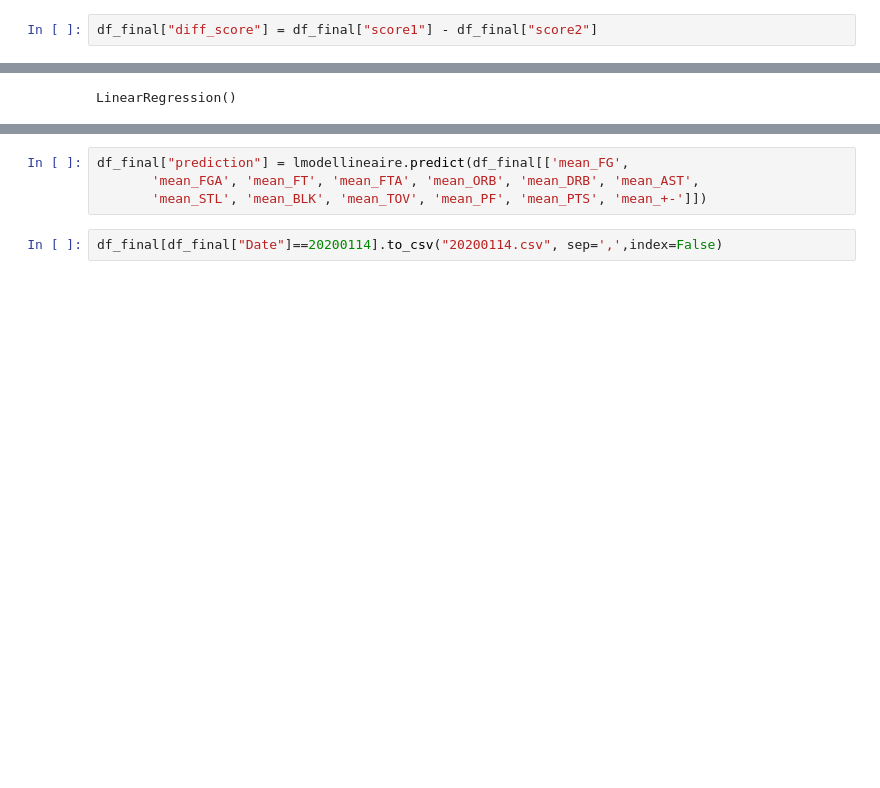
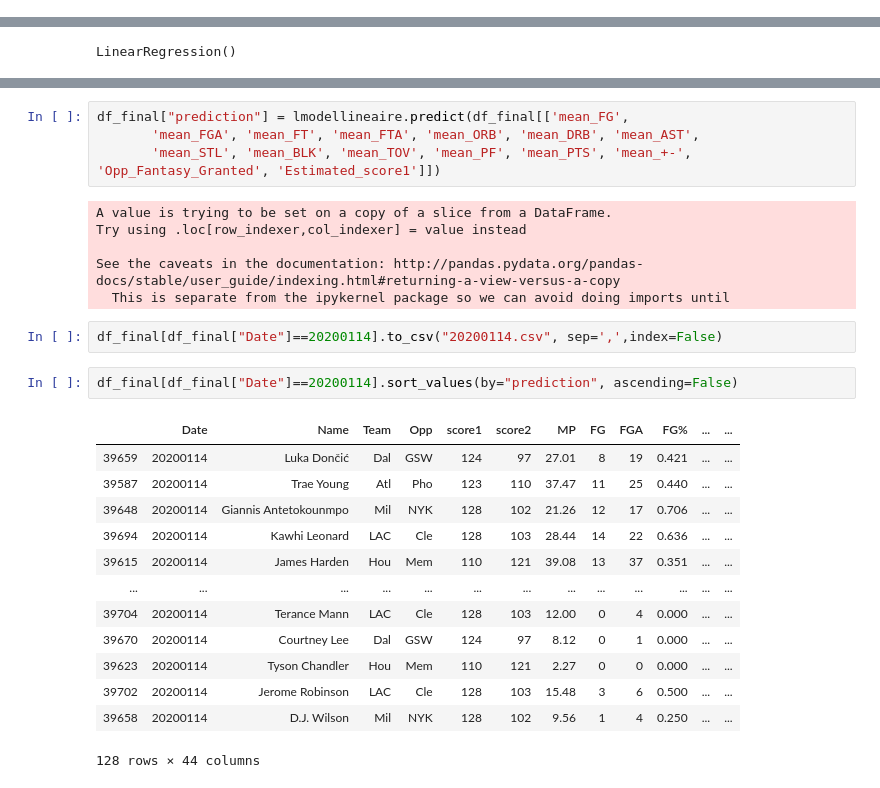
Before and after one commit to deconinckflo/NBA-Fantasy, a Jupyter notebook: Stanford analysis.ipynb, the cells around one changed output, grey strips where cells are left out. Drawn from its saved outputs; the diff is of its cells as text; blank space fills up the shorter version.

```diff
--- a/Stanford analysis.ipynb
+++ b/Stanford analysis.ipynb
@@ -379,7 +408,5 @@ df_adv_fantasy.loc['Atl'].index[0]
 # %%
 df_final = df_final.dropna()
-# %%
-df_final["diff_score"] = df_final["score1"] - df_final["score2"]
 # %%
 X = df_final[['mean_FG',
        'mean_FGA', 'mean_FT', 'mean_FTA', 'mean_ORB', 'mean_DRB', 'mean_AST',
@@ -441,6 +468,28 @@ array([ 0.35489678,  0.46679173,  0.5735763 , -0.13973806,  0.94004667,
 # %%
 df_final["prediction"] = lmodellineaire.predict(df_final[['mean_FG',
        'mean_FGA', 'mean_FT', 'mean_FTA', 'mean_ORB', 'mean_DRB', 'mean_AST',
-       'mean_STL', 'mean_BLK', 'mean_TOV', 'mean_PF', 'mean_PTS', 'mean_+-']])
+       'mean_STL', 'mean_BLK', 'mean_TOV', 'mean_PF', 'mean_PTS', 'mean_+-', 'Opp_Fantasy_Granted', 'Estimated_score1']])
+# %% [output]
+A value is trying to be set on a copy of a slice from a DataFrame.
+Try using .loc[row_indexer,col_indexer] = value instead
+
+See the caveats in the documentation: http://pandas.pydata.org/pandas-docs/stable/user_guide/indexing.html#returning-a-view-versus-a-copy
+  This is separate from the ipykernel package so we can avoid doing imports until
 # %%
 df_final[df_final["Date"]==20200114].to_csv("20200114.csv", sep=',',index=False)
+# %%
+df_final[df_final["Date"]==20200114].sort_values(by="prediction", ascending=False)
+# %% [output]
+|  | Date | Name | Team | Opp | score1 | score2 | MP | FG | FGA | FG% | ... | ... |
+| 39659 | 20200114 | Luka Dončić | Dal | GSW | 124 | 97 | 27.01 | 8 | 19 | 0.421 | ... | ... |
+| 39587 | 20200114 | Trae Young | Atl | Pho | 123 | 110 | 37.47 | 11 | 25 | 0.440 | ... | ... |
+| 39648 | 20200114 | Giannis Antetokounmpo | Mil | NYK | 128 | 102 | 21.26 | 12 | 17 | 0.706 | ... | ... |
+| 39694 | 20200114 | Kawhi Leonard | LAC | Cle | 128 | 103 | 28.44 | 14 | 22 | 0.636 | ... | ... |
+| 39615 | 20200114 | James Harden | Hou | Mem | 110 | 121 | 39.08 | 13 | 37 | 0.351 | ... | ... |
+| ... | ... | ... | ... | ... | ... | ... | ... | ... | ... | ... | ... | ... |
+| 39704 | 20200114 | Terance Mann | LAC | Cle | 128 | 103 | 12.00 | 0 | 4 | 0.000 | ... | ... |
+| 39670 | 20200114 | Courtney Lee | Dal | GSW | 124 | 97 | 8.12 | 0 | 1 | 0.000 | ... | ... |
+| 39623 | 20200114 | Tyson Chandler | Hou | Mem | 110 | 121 | 2.27 | 0 | 0 | 0.000 | ... | ... |
+| 39702 | 20200114 | Jerome Robinson | LAC | Cle | 128 | 103 | 15.48 | 3 | 6 | 0.500 | ... | ... |
+| 39658 | 20200114 | D.J. Wilson | Mil | NYK | 128 | 102 | 9.56 | 1 | 4 | 0.250 | ... | ... |
+128 rows × 44 columns
```
Also changed, not shown: parts of 14 cells of this notebook, 1 other file.
